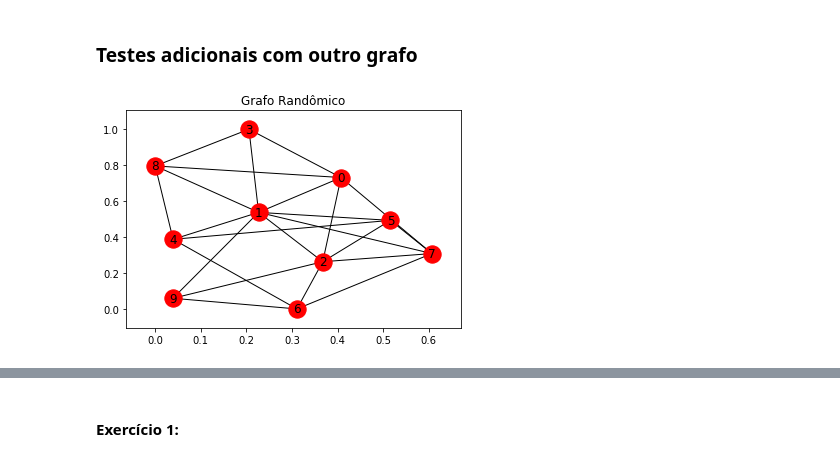
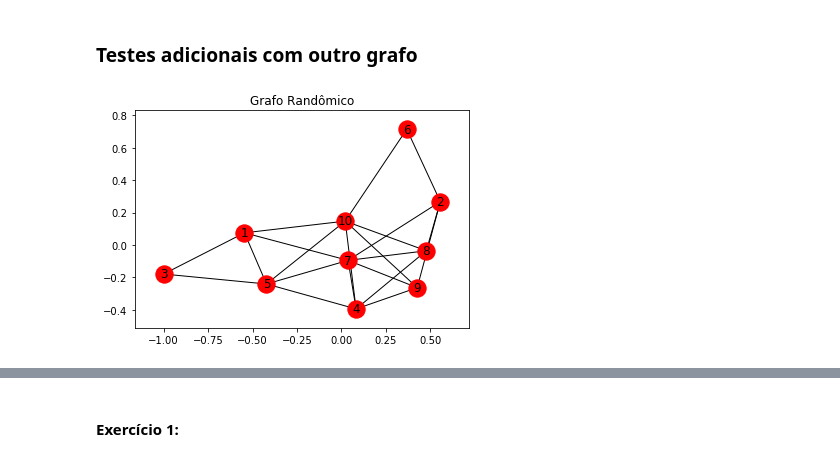
Before and after one commit to andre1cps/doctoral_thesis, a Jupyter notebook: redes_complexas_dinamica_e_aplicacoes/aula2_19_10_2017.ipynb, the cells around one changed output, grey strips where cells are left out. Cells and saved outputs as stored; diff of their text form; code cells hidden in the pictures.

```diff
--- a/redes_complexas_dinamica_e_aplicacoes/aula2_19_10_2017.ipynb
+++ b/redes_complexas_dinamica_e_aplicacoes/aula2_19_10_2017.ipynb
@@ -122,15 +211,22 @@ print(Madj2Ladj(Madj) == Ladj)
 #### Exercício 2:
 # %% [markdown]
 ### Testes adicionais com outro grafo
-# %%
-# Grafo randômico.
-g_er = nx.erdos_renyi_graph(10, 0.5)
-
-# Matriz de adjacência do grafo randômico acima.
-Madj_er = nx.adjacency_matrix(g_er)
-
-# Desenha o grafo.
-nx.draw_networkx(g_er)
-plt.title("Grafo Randômico");
-# %% [output]
-[figure, removed]
+# %%
+# Matriz de adjacência de um gráfico randômico.
+Madj_er = nx.adjacency_matrix(nx.erdos_renyi_graph(10, 0.5)).todense()
+
+# Cria o objeto grafo correspondente a matriz acima.
+g_er = nx.Graph()
+nx.from_numpy_matrix(Madj_er, create_using=g_er)
+
+# Renomeando os nós.
+velhos = np.array(g_er.nodes())      # Começa em 0.
+novos = np.array(g_er.nodes()) + 1  # Começa em 1.
+renomeia = dict(zip(velhos, novos))
+nx.relabel_nodes(g_er, renomeia, copy=False)
+
+# Desenha o grafo.
+nx.draw_networkx(g_er)
+plt.title("Grafo Randômico");
+# %% [output]
+[figure, added]
```
Also changed, not shown: parts of 11 cells of this notebook, 1 other file.
